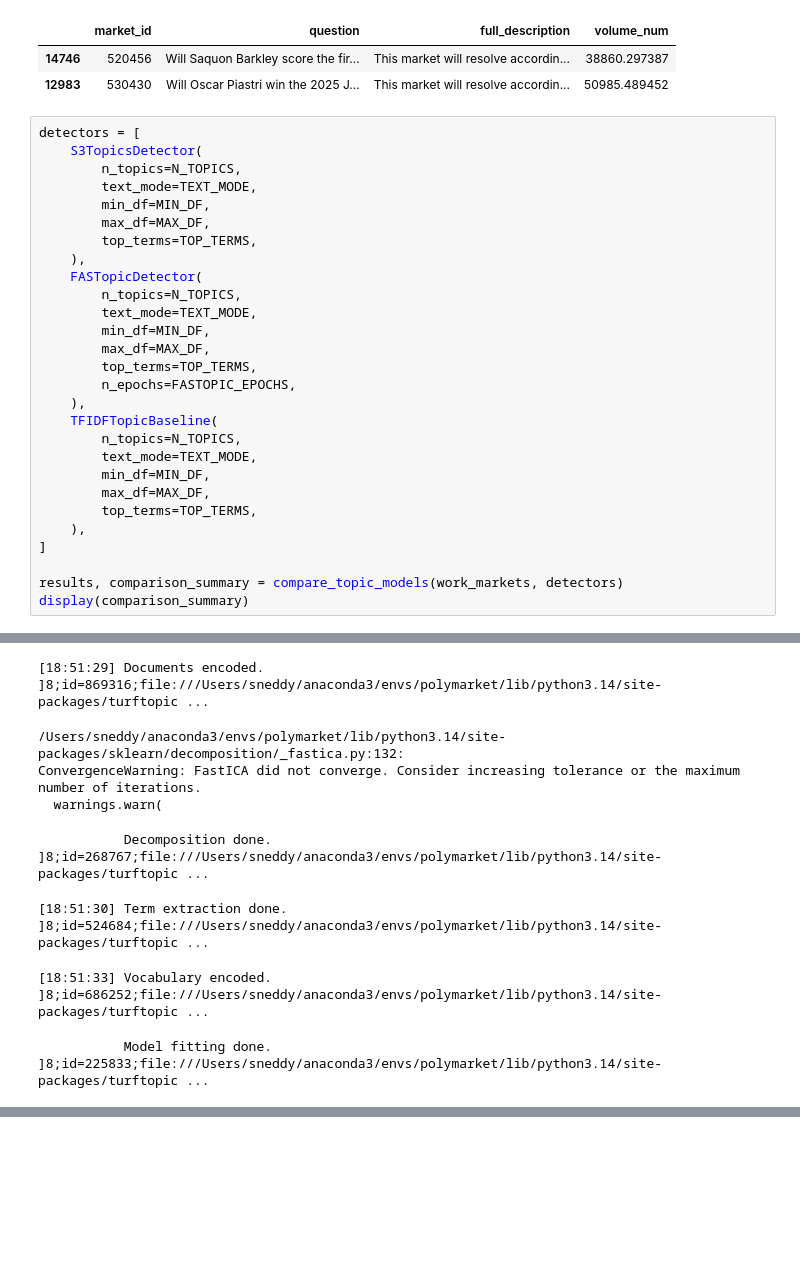
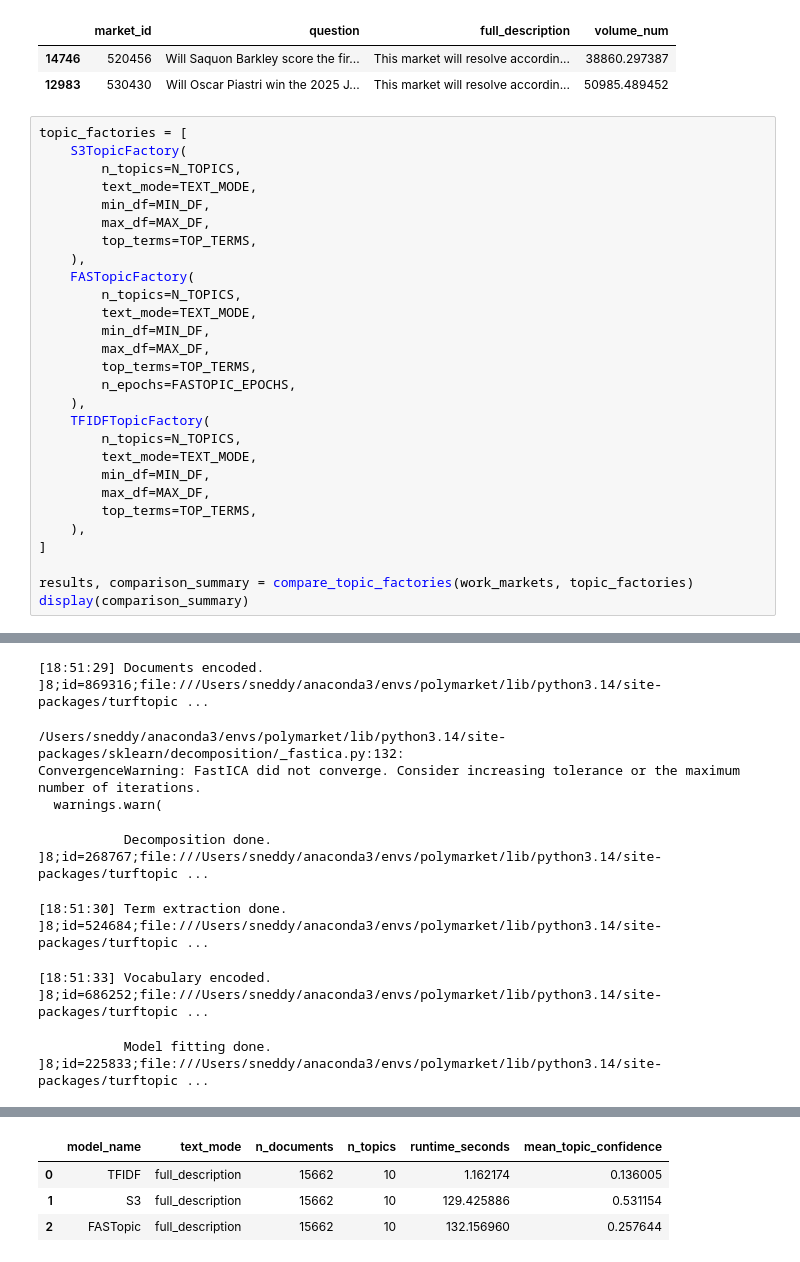
Before and after one commit to sneddy/polymarket_research, a Jupyter notebook: frozen_notebooks/1_topics.ipynb, the cells around one changed output, grey strips where cells are left out. Drawn from its saved outputs; the diff is of its cells as text; blank space fills up the shorter version.

```diff
--- a/frozen_notebooks/1_topics.ipynb
+++ b/frozen_notebooks/1_topics.ipynb
@@ -121,15 +121,15 @@ Rows used for modeling: 15662
 | 14746 | 520456 | Will Saquon Barkley score the fir... | This market will resolve accordin... | 38860.297387 |
 | 12983 | 530430 | Will Oscar Piastri win the 2025 J... | This market will resolve accordin... | 50985.489452 |
 # %%
-detectors = [
-    S3TopicsDetector(
+topic_factories = [
+    S3TopicFactory(
         n_topics=N_TOPICS,
         text_mode=TEXT_MODE,
         min_df=MIN_DF,
         max_df=MAX_DF,
         top_terms=TOP_TERMS,
     ),
-    FASTopicDetector(
+    FASTopicFactory(
         n_topics=N_TOPICS,
         text_mode=TEXT_MODE,
         min_df=MIN_DF,
@@ -137,7 +137,7 @@ detectors = [
         top_terms=TOP_TERMS,
         n_epochs=FASTOPIC_EPOCHS,
     ),
-    TFIDFTopicBaseline(
+    TFIDFTopicFactory(
         n_topics=N_TOPICS,
         text_mode=TEXT_MODE,
         min_df=MIN_DF,
@@ -146,7 +146,7 @@ detectors = [
     ),
 ]
 
-results, comparison_summary = compare_topic_models(work_markets, detectors)
+results, comparison_summary = compare_topic_factories(work_markets, topic_factories)
 display(comparison_summary)
 # %% [output]
 [interactive output not drawn]
@@ -163,3 +166,7 @@ ConvergenceWarning: FastICA did not converge. Consider increasing tolerance or t
+|  | model_name | text_mode | n_documents | n_topics | runtime_seconds | mean_topic_confidence |
+| 0 | TFIDF | full_description | 15662 | 10 | 1.162174 | 0.136005 |
+| 1 | S3 | full_description | 15662 | 10 | 129.425886 | 0.531154 |
+| 2 | FASTopic | full_description | 15662 | 10 | 132.156960 | 0.257644 |
 # %%
 for model_name, result in results.items():
     print("=" * 100)
```
Also changed, not shown: parts of 7 cells of this notebook, 5 other files.
